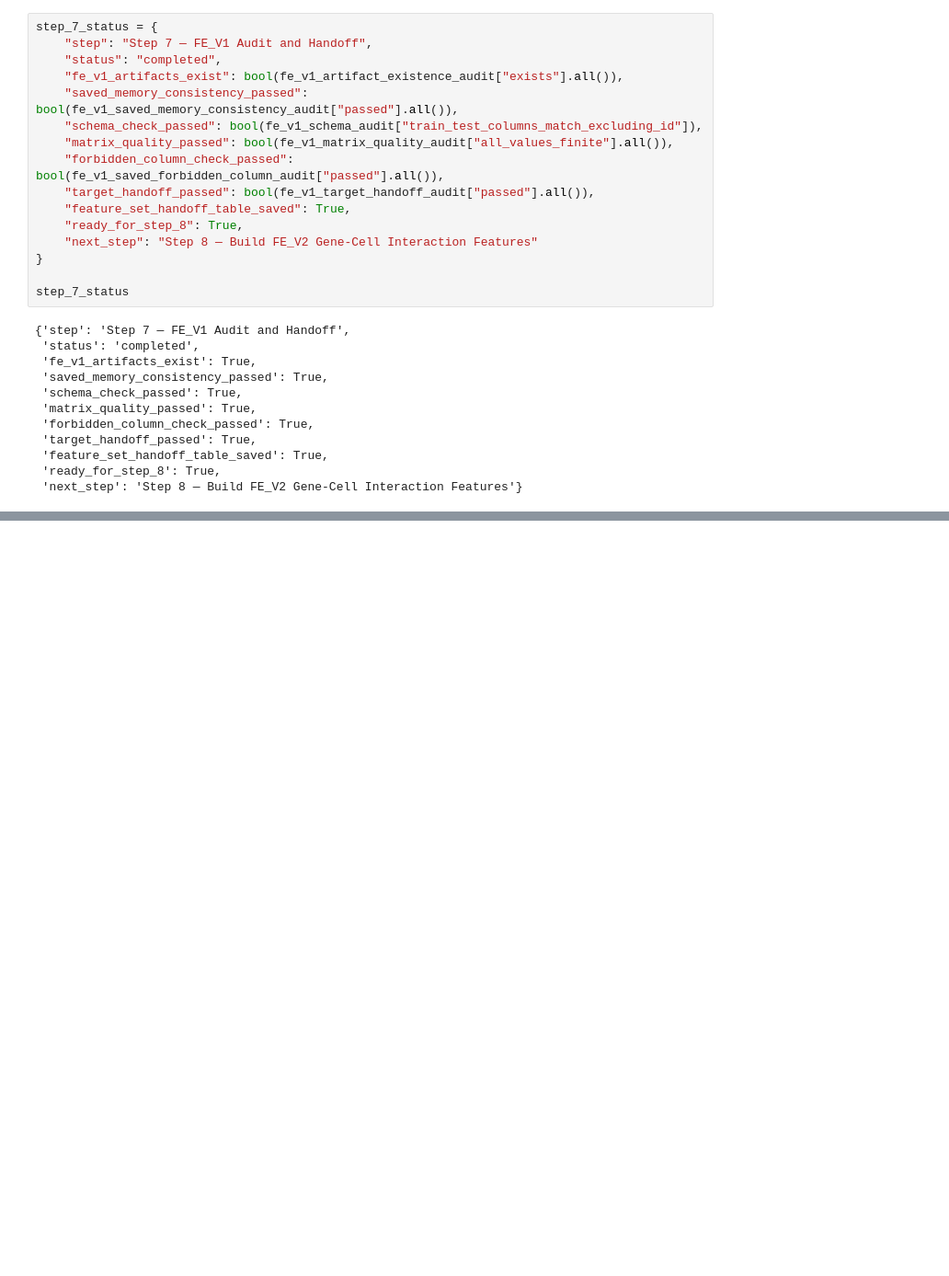
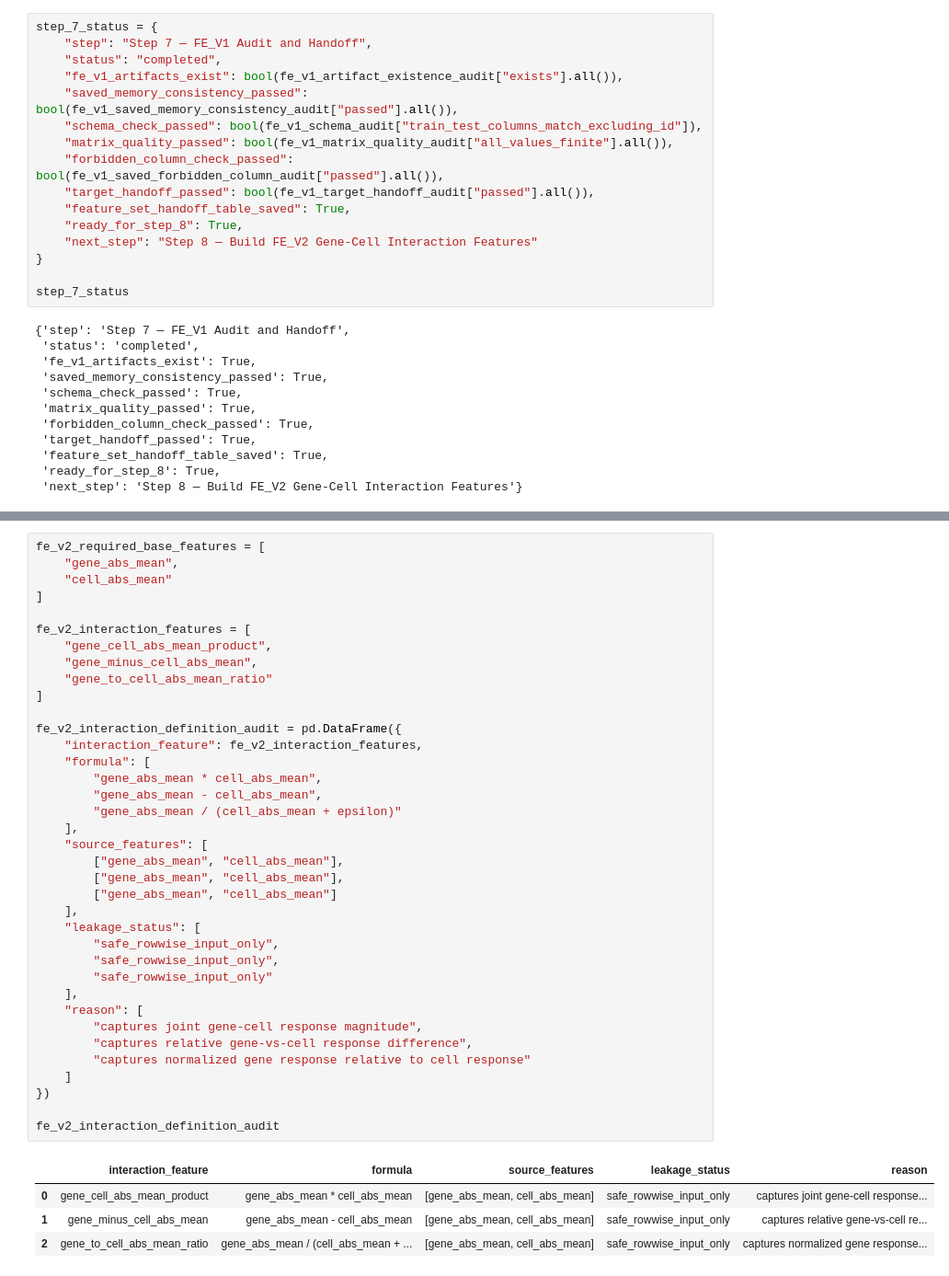
Before and after one commit to kawsar07ahmmed0712-rgb/moa-prediction-drug-response, a Jupyter notebook: notebooks/03_feature_engineering.ipynb, the cells around one changed output, grey strips where cells are left out. Shown at 92% size. Drawn from its saved outputs; the diff is of its cells as text; blank space fills up the shorter version.

```diff
--- a/notebooks/03_feature_engineering.ipynb
+++ b/notebooks/03_feature_engineering.ipynb
@@ -3120,0 +3135,42 @@ step_7_status
+# %%
+fe_v2_required_base_features = [
+    "gene_abs_mean",
+    "cell_abs_mean"
+]
+
+fe_v2_interaction_features = [
+    "gene_cell_abs_mean_product",
+    "gene_minus_cell_abs_mean",
+    "gene_to_cell_abs_mean_ratio"
+]
+
+fe_v2_interaction_definition_audit = pd.DataFrame({
+    "interaction_feature": fe_v2_interaction_features,
+    "formula": [
+        "gene_abs_mean * cell_abs_mean",
+        "gene_abs_mean - cell_abs_mean",
+        "gene_abs_mean / (cell_abs_mean + epsilon)"
+    ],
+    "source_features": [
+        ["gene_abs_mean", "cell_abs_mean"],
+        ["gene_abs_mean", "cell_abs_mean"],
+        ["gene_abs_mean", "cell_abs_mean"]
+    ],
+    "leakage_status": [
+        "safe_rowwise_input_only",
+        "safe_rowwise_input_only",
+        "safe_rowwise_input_only"
+    ],
+    "reason": [
+        "captures joint gene-cell response magnitude",
+        "captures relative gene-vs-cell response difference",
+        "captures normalized gene response relative to cell response"
+    ]
+})
+
+fe_v2_interaction_definition_audit
+# %% [output]
+|  | interaction_feature | formula | source_features | leakage_status | reason |
+| 0 | gene_cell_abs_mean_product | gene_abs_mean * cell_abs_mean | [gene_abs_mean, cell_abs_mean] | safe_rowwise_input_only | captures joint gene-cell response... |
+| 1 | gene_minus_cell_abs_mean | gene_abs_mean - cell_abs_mean | [gene_abs_mean, cell_abs_mean] | safe_rowwise_input_only | captures relative gene-vs-cell re... |
+| 2 | gene_to_cell_abs_mean_ratio | gene_abs_mean / (cell_abs_mean + ... | [gene_abs_mean, cell_abs_mean] | safe_rowwise_input_only | captures normalized gene response... |
```
Also changed, not shown: parts of 16 cells of this notebook.
